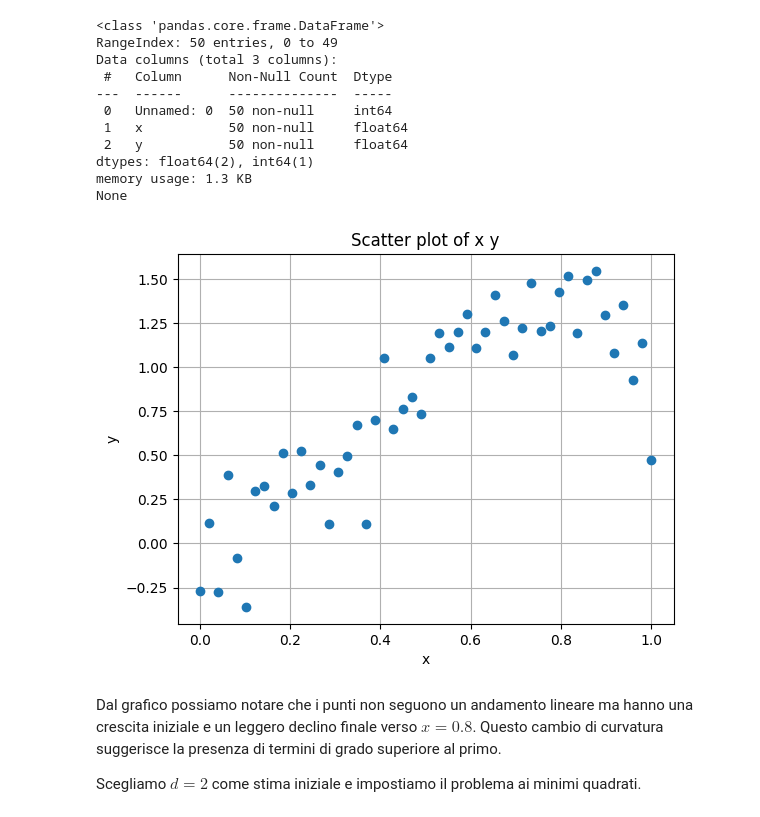
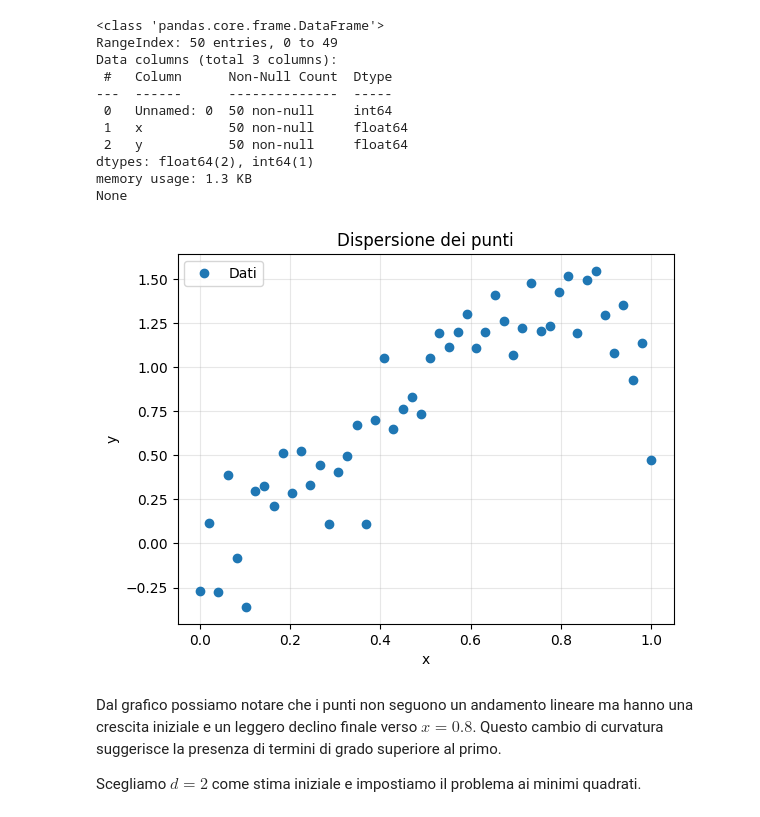
Before and after one commit to Kmoon-7/CalcoloNumerico-HW, a Jupyter notebook: homework2.ipynb, the cells around one changed output. Cells and saved outputs as stored; diff of their text form; code cells hidden in the pictures.

```diff
--- a/homework2.ipynb
+++ b/homework2.ipynb
@@ -92,18 +92,19 @@ None
 # %%
 import numpy as np
 import matplotlib.pyplot as plt
 
 x: np.ndarray = np.array(data["x"])
 y: np.ndarray = np.array(data["y"])
 
-plt.plot(x, y, "o", label="Data points")
-plt.grid()
+plt.plot(x, y, "o", label="Dati")
+plt.grid(alpha=0.3)
 plt.xlabel("x")
 plt.ylabel("y")
-plt.title("Scatter plot of x y")
+plt.title("Dispersione dei punti")
+plt.legend()
 plt.show()
 # %% [output]
-[figure, old version]
+[figure, new version]
 # %% [markdown]
 Dal grafico possiamo notare che i punti non seguono un andamento lineare ma hanno una crescita iniziale e un leggero declino finale verso $ x = 0.8 $. Questo cambio di curvatura suggerisce la presenza di termini di grado superiore al primo.
 
```
Also changed, not shown: parts of 34 cells of this notebook, 1 other file.
